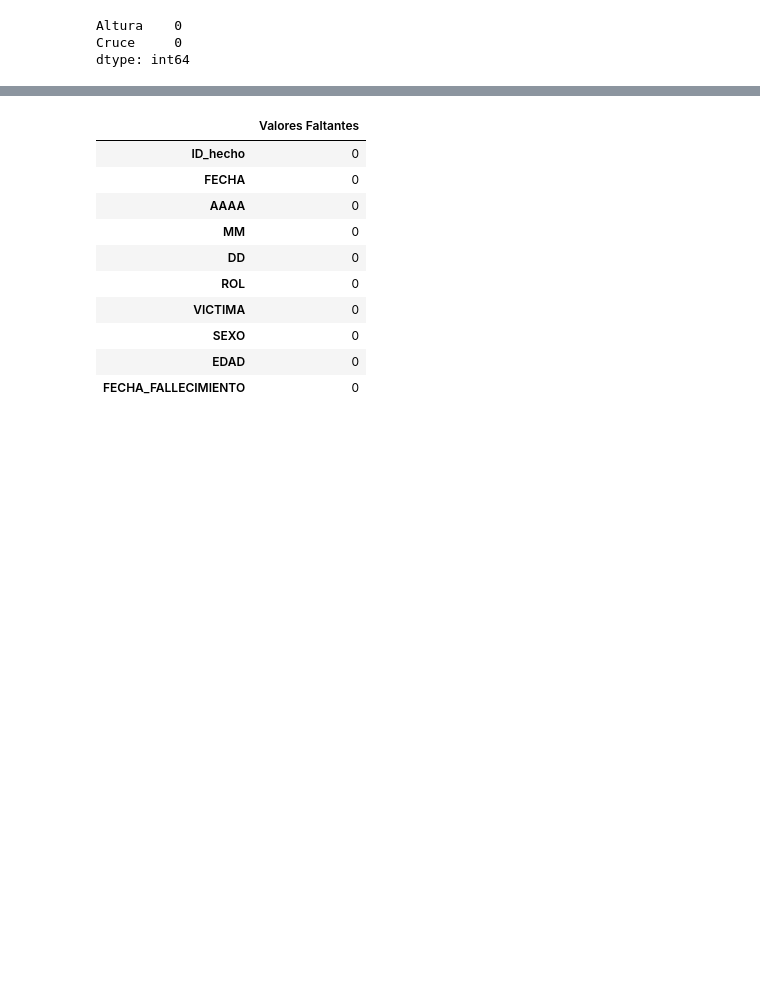
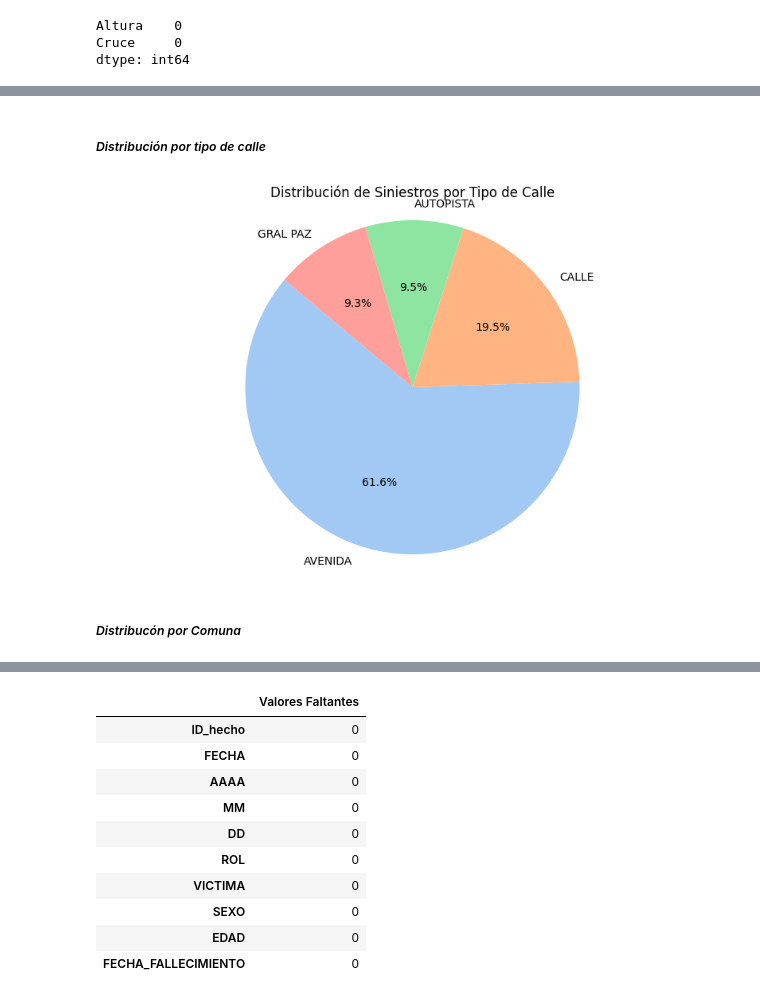
Before and after one commit to maxilucchesi/PI-DataAnalytics, a Jupyter notebook: EDA.ipynb, the cells around one changed output, grey strips where cells are left out. Cells and saved outputs as stored; diff of their text form; code cells hidden in the pictures; blank space fills up the shorter version.

```diff
--- a/EDA.ipynb
+++ b/EDA.ipynb
@@ -191,0 +199,16 @@ dtype: int64
+# %% [markdown]
+##### _Distribución por tipo de calle_
+# %%
+# Análisis de distribución por tipo de calle
+distribucion_tipo_calle = homicidios_hechos['TIPO_DE_CALLE'].value_counts()
+
+# Visualización de la distribución en un gráfico de torta
+plt.figure(figsize=(10, 6))
+plt.pie(distribucion_tipo_calle.values, labels=distribucion_tipo_calle.index, autopct='%1.1f%%', startangle=140, colors=sns.color_palette("pastel"))
+plt.title('Distribución de Siniestros por Tipo de Calle')
+plt.axis('equal')
+plt.show()
+# %% [output]
+[figure, added]
+# %% [markdown]
+##### _Distribucón por Comuna_
```
Also changed, not shown: parts of 93 cells of this notebook, 3 other files.
